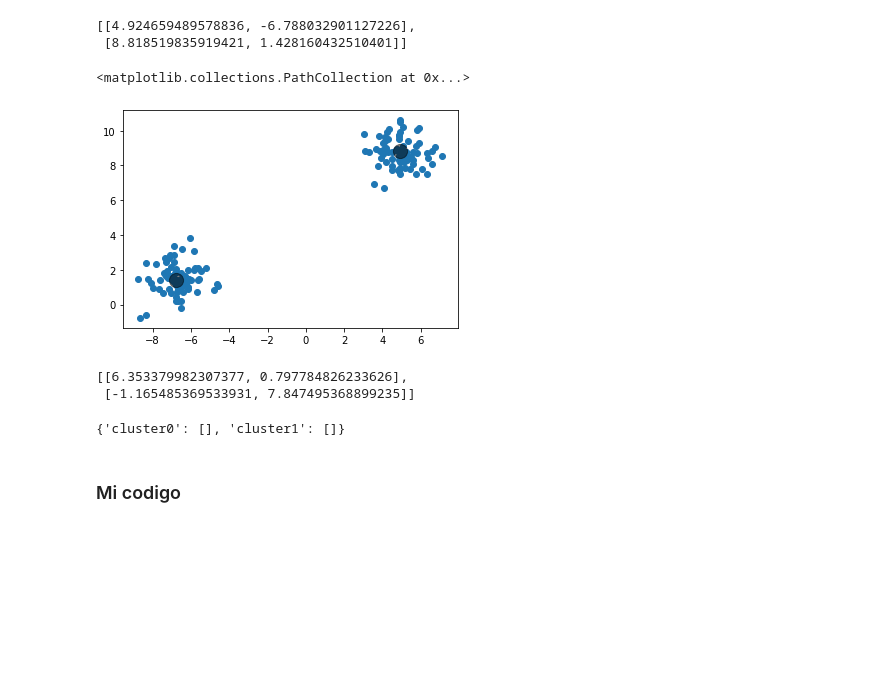
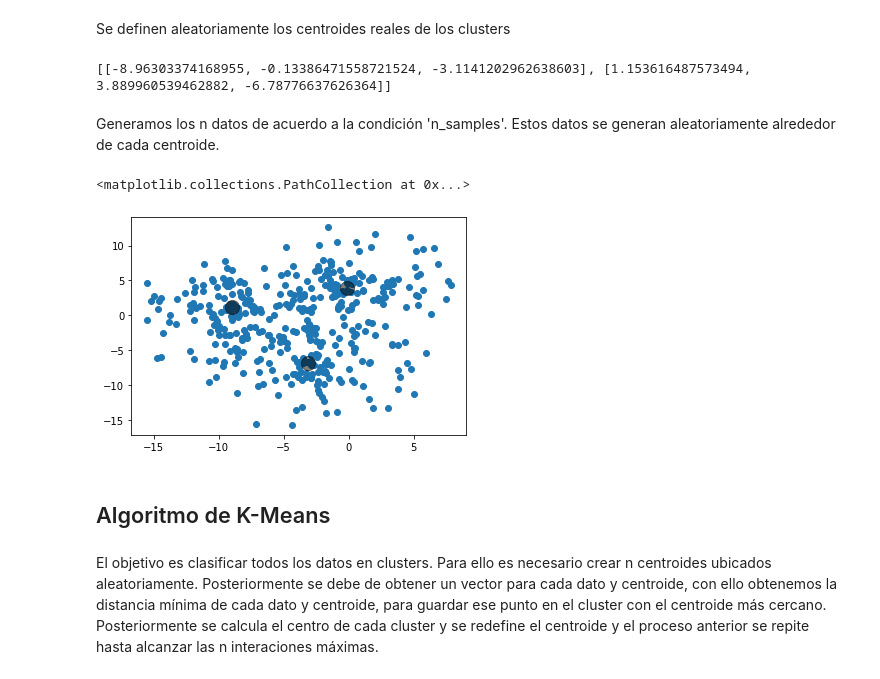
Before and after one commit to BaruchMM/K-means, a Jupyter notebook: k_means_practica.ipynb, the cells around one changed output. Cells and saved outputs as stored; diff of their text form; code cells hidden in the pictures; blank space fills up the shorter version.

```diff
--- a/k_means_practica.ipynb
+++ b/k_means_practica.ipynb
@@ -6,40 +13,32 @@ import pandas as pn
 # %%
-n_clusters = 2
+n_clusters = 3
 max_iterations = 50
-n_samples = 160
+n_samples = 400
+# %% [markdown]
+Se definen aleatoriamente los centroides reales de los clusters
 # %%
 true_centroid = [[ rn.uniform(-10,10)  for i in range(0, n_clusters)], [rn.uniform(-10,10)  for i in range(0, n_clusters)]]
+print(true_centroid)
+# %% [output]
+[[-8.96303374168955, -0.13386471558721524, -3.1141202962638603], [1.153616487573494, 3.889960539462882, -6.78776637626364]]
-# %%
-true_centroid
-# %% [output]
-[[4.924659489578836, -6.788032901127226],
- [8.818519835919421, 1.428160432510401]]
+# %% [markdown]
+Generamos los n datos de acuerdo a la condición 'n_samples'. Estos datos se generan aleatoriamente alrededor de cada centroide.
 # %%
-
-ndata = int(n_samples/n_clusters)
+ndata = n_samples//n_clusters
 datax = []
 datay = []
 for j in range(n_clusters):
     for i in range(0, ndata):
-        datax.append(true_centroid[0][j]+rn.random()*rn.uniform(-2.5,2.5) )
-        datay.append(true_centroid[1][j]+rn.random()*rn.uniform(-2.5,2.5) )
+        datax.append(true_centroid[0][j]+rn.random()*rn.uniform(-10,10) )
+        datay.append(true_centroid[1][j]+rn.random()*rn.uniform(-10,10) )
 data = [datax, datay]
 plt.scatter(data[0][:], data[1][:])
 plt.scatter(true_centroid[0][:], true_centroid[1][:], c='black', s=200, alpha=0.5)
 # %% [output]
 <matplotlib.collections.PathCollection at 0x...>
-[figure, old version]
+[figure, new version]
-# %%
-centroides = [[rn.uniform(np.min(data[0]),np.max(data[0])),rn.uniform(np.min(data[1]),np.max(data[1]))] for i in range(n_clusters)]
-centroides
-# %% [output]
-[[6.353379982307377, 0.797784826233626],
- [-1.165485369533931, 7.847495368899235]]
-# %%
-clustersDic = {'s'+str(i): 1 for i in range(n_clusters)}
-clustersDic = {'cluster'+str(i): [] for i in range(n_clusters)}
-clustersDic
-# %% [output]
-{'cluster0': [], 'cluster1': []}
-# %% [markdown]
-### Mi codigo
+# %% [markdown]
+## Algoritmo de K-Means
+# %% [markdown]
+El objetivo es clasificar todos los datos en clusters. Para ello es necesario crear n centroides ubicados aleatoriamente. Posteriormente se debe de obtener un vector para cada dato y centroide, con ello obtenemos la distancia mínima de cada dato y centroide, para guardar ese punto en el cluster con el centroide más cercano.
+Posteriormente se calcula el centro de cada cluster y se redefine el centroide y el proceso anterior se repite hasta alcanzar las n interaciones máximas.
```
Also changed, not shown: parts of 19 cells of this notebook.
